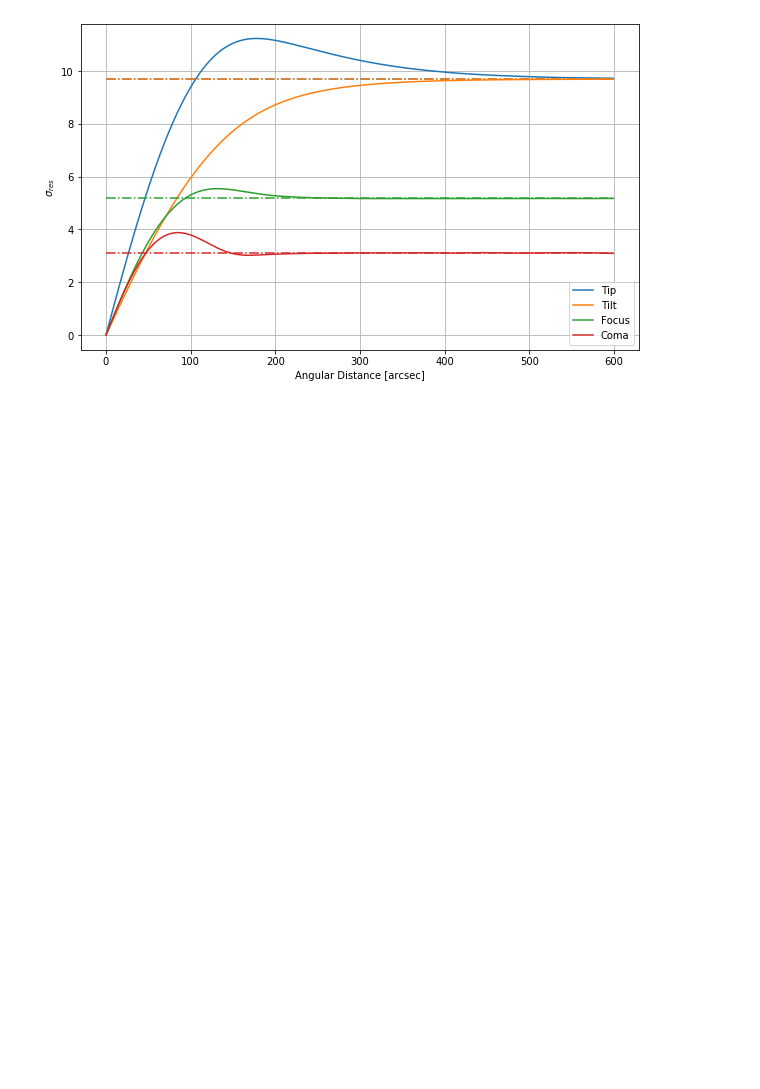
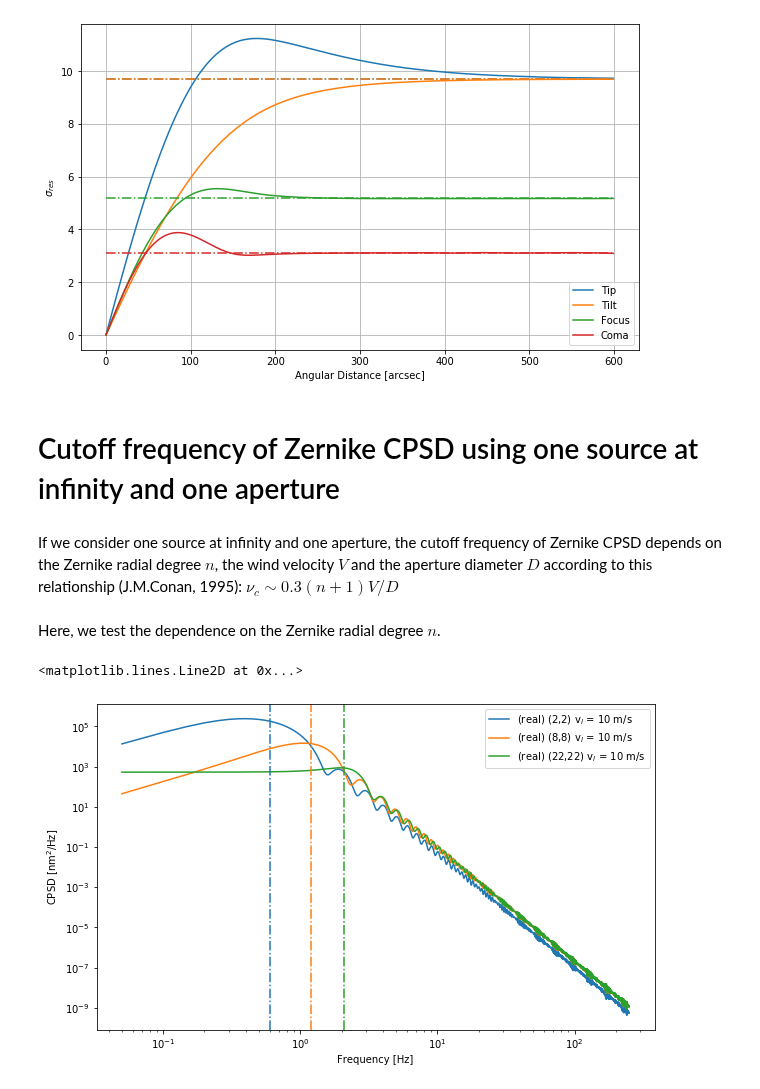
Before and after one commit to ArcetriAdaptiveOptics/arte, a Jupyter notebook: notebook/atmo/CPSD_examples.ipynb, the cells around one changed output. Saved outputs shown, nothing was run; the diff lists cells and outputs as text; code cells hidden in the pictures; blank space fills up the shorter version.

Commit message:
notebook: added Zernike CPSD dependence on radial degree, wind speed and aperture diameter.

```diff
--- a/notebook/atmo/CPSD_examples.ipynb
+++ b/notebook/atmo/CPSD_examples.ipynb
@@ -192,3 +201,55 @@ plt.grid()
 plt.show()
 # %% [output]
 [figure]
+# %% [markdown]
+# Cutoff frequency of Zernike CPSD using one source at infinity and one aperture
+# %% [markdown]
+If we consider one source at infinity and one aperture, the cutoff frequency of Zernike CPSD depends on the Zernike radial degree $n$, the wind velocity $V$ and the aperture diameter $D$ according to this relationship (J.M.Conan, 1995): $\nu_{c} \sim 0.3 (n+1)V/D$
+# %% [markdown]
+Here, we test the dependence on the Zernike radial degree $n$.
+# %%
+import numpy as np
+from apposto.types.guide_source import GuideSource
+from apposto.types.aperture import CircularOpticalAperture
+from apposto.atmo.von_karman_covariance_calculator import VonKarmanSpatioTemporalCovariance
+from apposto.atmo.cn2_profile import Cn2Profile
+
+rho, theta = (0,0)
+aperture_radius = 5
+aperture_centre = [0, 0, 0]
+r0 = [0.16]
+L0 = [25]
+layers_altitude = [10e3]
+wind_speed = [10]
+wind_direction = [0]
+
+source = GuideSource((rho, theta), np.inf)
+aperture = CircularOpticalAperture(aperture_radius, aperture_centre)
+cn2 = Cn2Profile.from_r0s(r0, L0, layers_altitude, wind_speed, wind_direction)
+spatial_freqs = np.logspace(-3, 3, 100)
+temporal_freqs = np.linspace(0.05, 250, 5000)
+
+vk = VonKarmanSpatioTemporalCovariance(source1=source, source2=source, aperture1=aperture, aperture2=aperture,
+                                       cn2_profile=cn2, spat_freqs=spatial_freqs)
+
+zz22 = vk.getZernikeCPSD(2, 2, temporal_freqs)
+zz88 = vk.getZernikeCPSD(8, 8, temporal_freqs)
+zz22_22 = vk.getZernikeCPSD(22, 22, temporal_freqs)
+
+cutoff22 = temporal_freqs[11]
+cutoff88 = temporal_freqs[23]
+cutoff22_22 = temporal_freqs[41]
+# %%
+plt.rcParams["figure.figsize"] = (10,6)
+vk.plotCPSD(zz22, temp_freqs, 'real', 'log', '(2,2) v$_{l}$ = 10 m/s')
+vk.plotCPSD(zz88, temp_freqs, 'real', 'log', '(8,8) v$_{l}$ = 10 m/s')
+vk.plotCPSD(zz22_22, temp_freqs, 'real', 'log', '(22,22) v$_{l}$ = 10 m/s')
+
+import matplotlib.pyplot as plt
+cycle = plt.rcParams['axes.prop_cycle'].by_key()['color']
+plt.axvline(cutoff22, linestyle='-.', color=cycle[0])
+plt.axvline(cutoff88, linestyle='-.', color=cycle[1])
+plt.axvline(cutoff22_22, linestyle='-.', color=cycle[2])
+# %% [output]
+<matplotlib.lines.Line2D at 0x...>
+[figure, added]
```
Also changed, not shown: parts of 6 cells of this notebook.
